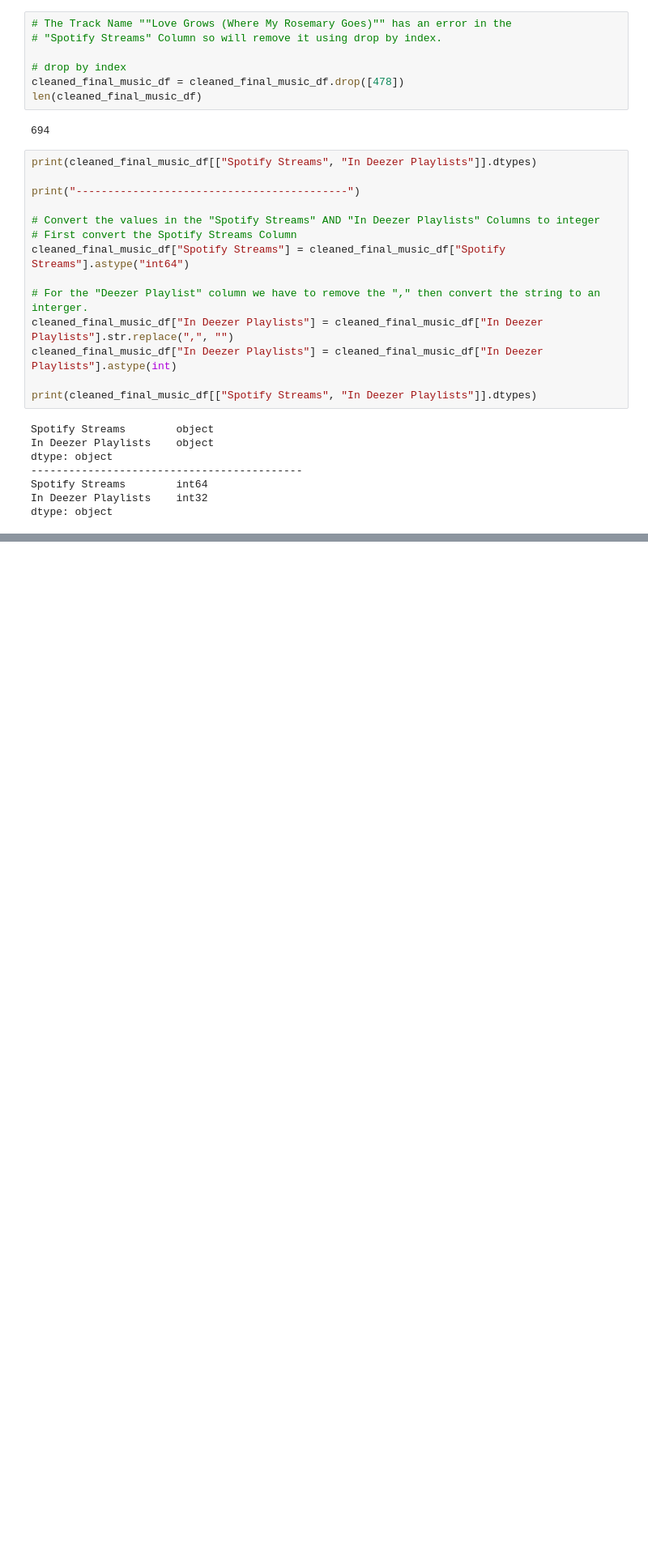
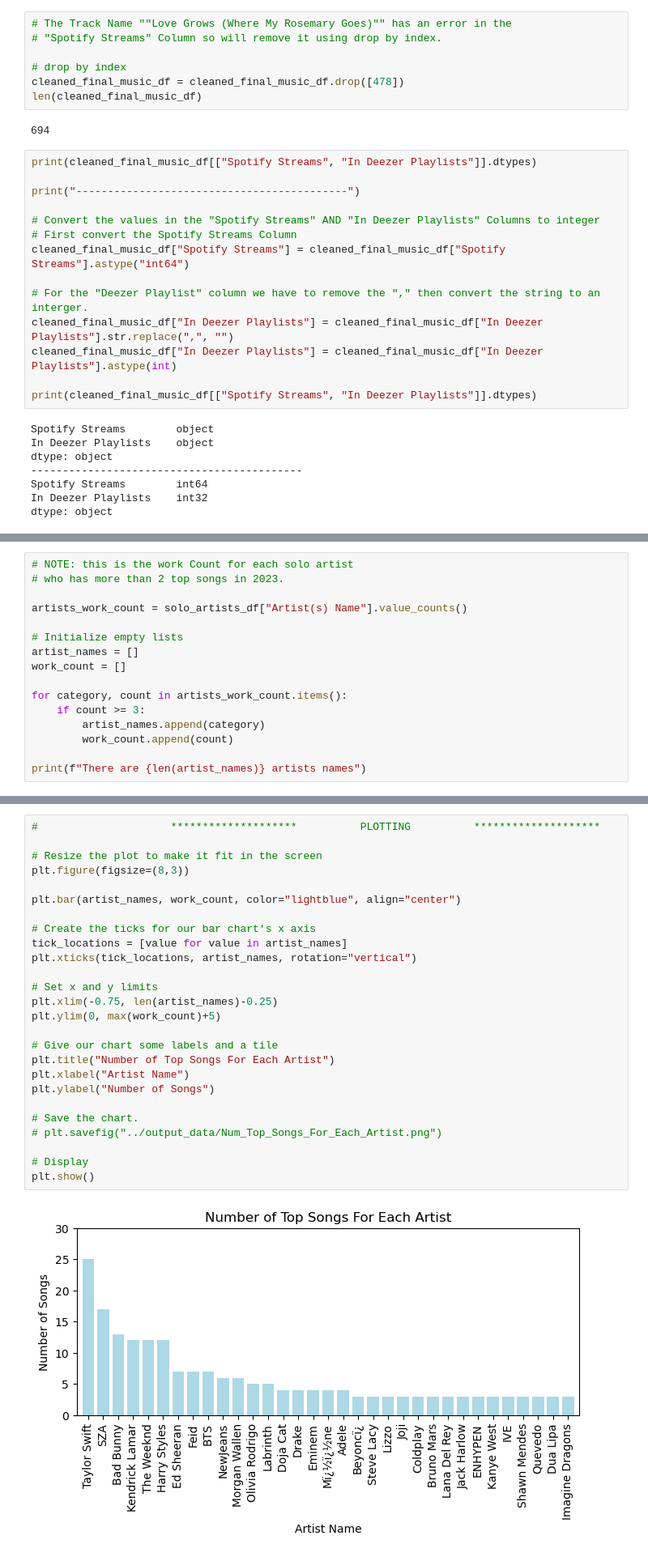
Before and after one commit to alaa-aleryani/Project_1, a Jupyter notebook: Analysis/top_Songs_Analysis.ipynb, the cells around one changed output, grey strips where cells are left out. Shown at 81% size. Cells and saved outputs as stored; diff of their text form; blank space fills up the shorter version.

```diff
--- a/Analysis/top_Songs_Analysis.ipynb
+++ b/Analysis/top_Songs_Analysis.ipynb
@@ -388,0 +212,16 @@ print(len(artists_prior))
+# %%
+# NOTE: this is the work Count for each solo artist
+# who has more than 2 top songs in 2023.
+
+artists_work_count = solo_artists_df["Artist(s) Name"].value_counts()
+
+# Initialize empty lists
+artist_names = []
+work_count = []
+
+for category, count in artists_work_count.items():
+    if count >= 3:
+        artist_names.append(category)
+        work_count.append(count)
+
+print(f"There are {len(artist_names)} artists names")
@@ -388,0 +230,28 @@ print(len(artists_prior))
+# %%
+#                     ********************          PLOTTING          ********************
+
+# Resize the plot to make it fit in the screen
+plt.figure(figsize=(8,3))
+
+plt.bar(artist_names, work_count, color="lightblue", align="center")
+
+# Create the ticks for our bar chart's x axis
+tick_locations = [value for value in artist_names]
+plt.xticks(tick_locations, artist_names, rotation="vertical")
+
+# Set x and y limits
+plt.xlim(-0.75, len(artist_names)-0.25)
+plt.ylim(0, max(work_count)+5)
+
+# Give our chart some labels and a tile
+plt.title("Number of Top Songs For Each Artist")
+plt.xlabel("Artist Name")
+plt.ylabel("Number of Songs")
+
+# Save the chart.
+# plt.savefig("../output_data/Num_Top_Songs_For_Each_Artist.png")
+
+# Display
+plt.show()
+# %% [output]
+[figure, added]
```
Also changed, not shown: parts of 60 cells of this notebook, 3 other files.
